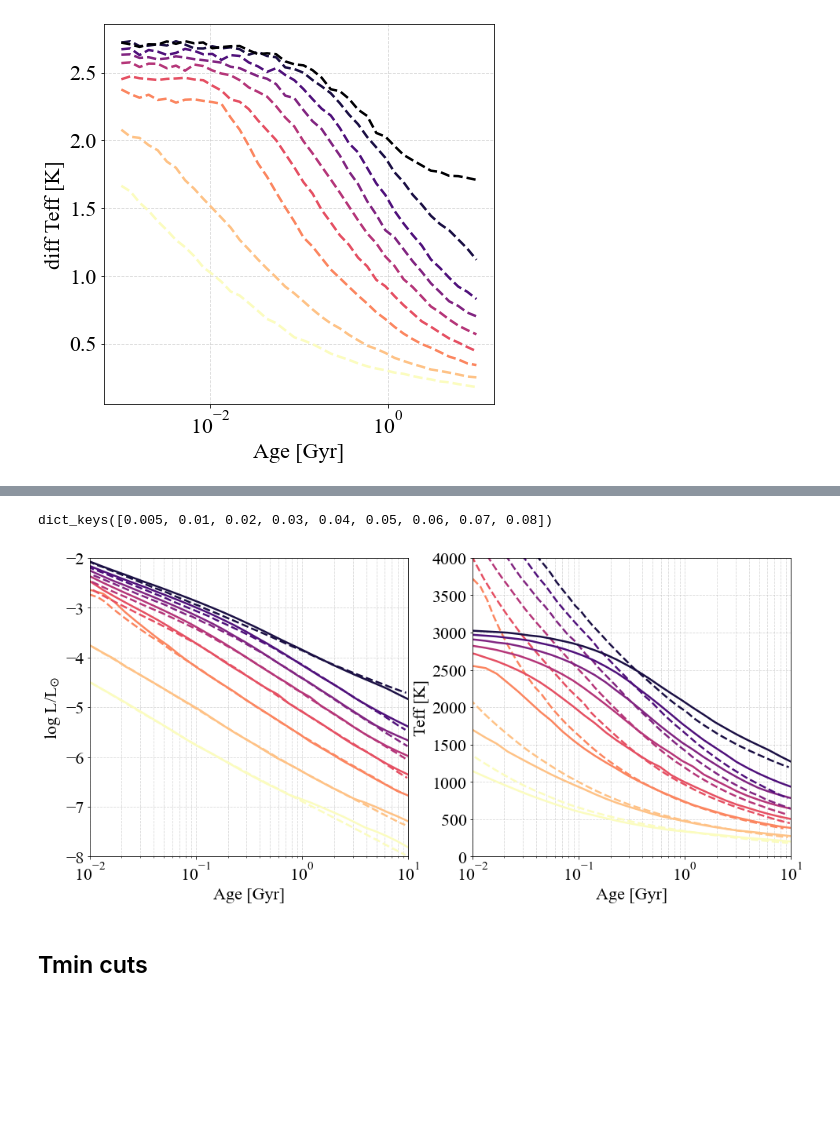
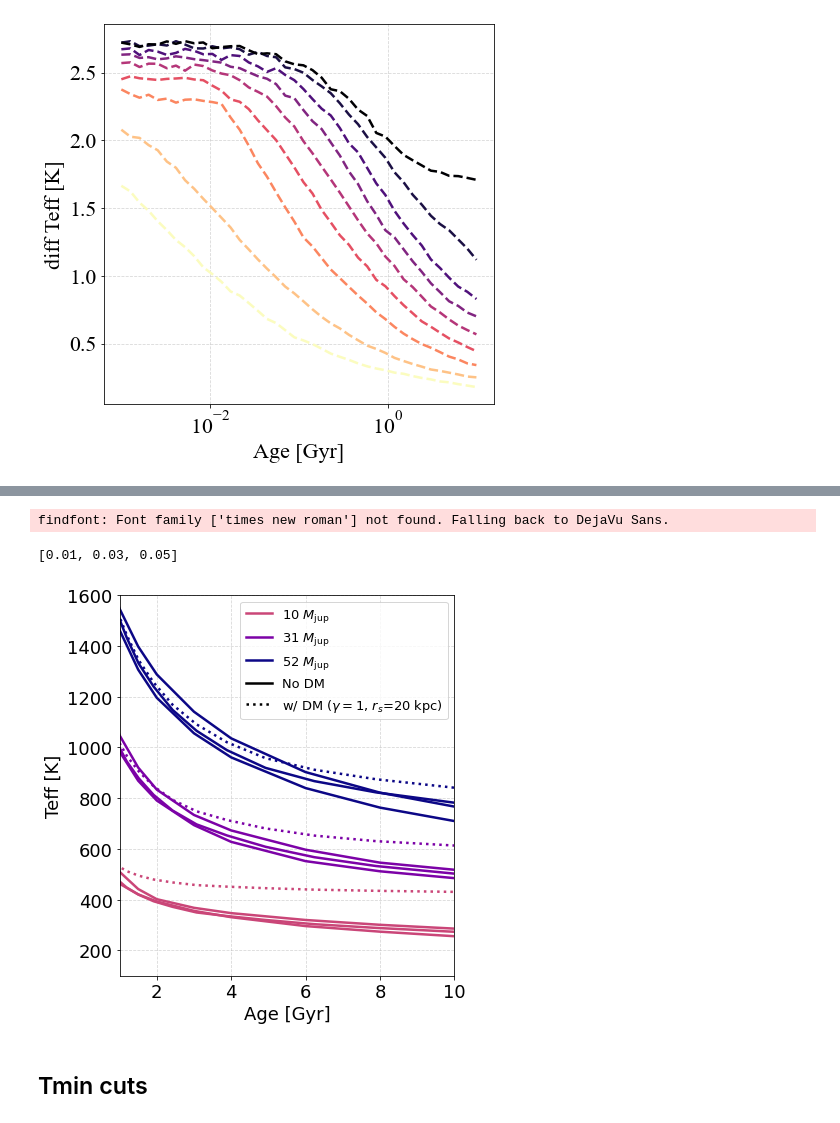
Before and after one commit to SvPoder/exoplanets, a Jupyter notebook: jupyter-notebook/cooling_models.ipynb, the cells around one changed output, grey strips where cells are left out. Cells and saved outputs as stored; diff of their text form; code cells hidden in the pictures; blank space fills up the shorter version.

```diff
--- a/jupyter-notebook/cooling_models.ipynb
+++ b/jupyter-notebook/cooling_models.ipynb
@@ -43,9 +44,10 @@ M    = [0.005, 0.01, 0.02, 0.03, 0.04, 0.05, 0.06, 0.07, 0.08]
 Teff = {}
 
 evolution_SM08 = {}
+path = "/home/mariacst/exoplanets/exoplanets/data/evolution_models/"
 
 for mass in M:
-    data = np.genfromtxt("/Users/mariabenito/Dropbox/exoplanets/DM/python/cluster/data/saumon_marley_fig2_" + str(mass) + ".dat", unpack=True)
+    data = np.genfromtxt(path + "SM08/saumon_marley_fig2_" + str(mass) + ".dat", unpack=True)
     age[mass]  = data[0]
     logL[mass] = data[1]
     L[mass]    = np.power(10, data[1])*L_sun
@@ -745,43 +908,55 @@ dict_keys([0.005, 0.01, 0.02, 0.03, 0.04, 0.05, 0.06, 0.07, 0.08])
 # %%
-fig, ax = plt.subplots(1, 2, figsize=(16, 7))
+fig, ax = plt.subplots(1, 1, figsize=(6, 7))
 
 
-M = evolution_SM08.keys()
+
+from utils import temperature_withDM
+
+
+M = [0.01, 0.03, 0.05]
 print(M)
 
-colors = bokeh.palettes.magma(len(M))
+colors = bokeh.palettes.plasma(len(M)+2)
 colors = colors[::-1] # reverse tuple
 model  = "ATMO_CEQ/"
 
-i = 0
+i = 2
 for mass in M:
-    if np.abs(mass-0.08) < 0.001:
-        continue
-    ax[0].plot(evolution_SM08[mass][0]/1e9, evolution_SM08[mass][2], color=colors[i], lw=2.5, ls="--")
-    ax[1].plot(evolution_SM08[mass][0]/1e9, evolution_SM08[mass][1], color=colors[i], lw=2.5, ls="--")
-    try:
-        ax[1].plot(evolution_ATMO20[model][mass][0], evolution_ATMO20[model][mass][1], color=colors[i], lw=2.5, ls="-")
-        ax[0].plot(evolution_ATMO20[model][mass][0], evolution_ATMO20[model][mass][2], color=colors[i], lw=2.5, ls="-")
-    except:
-        print(mass)
+
+    ax.plot(df[np.abs(df["mass"]-mass)<1e-4].age, df[np.abs(df["mass"]-mass)<1e-4].Teff, color=colors[i], lw=2.5, ls="-")
+    ax.plot(evolution_ATMO20[model][mass][0], evolution_ATMO20[model][mass][1], color=colors[i], lw=2.5, ls="-")
+
+    mass_in_kg = mass*M_sun.value
+    ax.plot(evolution_ATMO20[model][mass][0], temperature_withDM(0.1, evolution_ATMO20[model][mass][1],
+                                                                 M=mass_in_kg, v=100.),
+           color=colors[i], lw=2.5, ls=":")
+
+    ax.plot(df1[np.abs(df1["mass"]-mass)<1e-4].age, df1[np.abs(df1["mass"]-mass)<1e-4].Teff, color=colors[i], lw=2.5, ls="-")
+
+
     i = i+1
 
-ax[0].set_ylabel("log L/L$_{\odot}$")
-ax[0].set_xlabel("Age [Gyr]")
-ax[0].grid(which="both", ls="--", alpha=0.5)
-ax[0].set_xscale("log")
-ax[0].set_ylim([-8, -2.])
-ax[0].set_xlim([0.01, 10])
 
-ax[1].set_ylabel("Teff [K]")
-ax[1].set_xlabel("Age [Gyr]")
-ax[1].grid(which="both", ls="--", alpha=0.5)
-ax[1].set_xlim([0.01, 10])
-ax[1].set_ylim([0, 4000])
-ax[1].set_xscale("log")
+ax.set_ylabel("Teff [K]")
+ax.set_xlabel("Age [Gyr]")
+ax.grid(which="both", ls="--", alpha=0.5)
+ax.set_xlim([1, 10])
+ax.set_ylim([100, 1600])
+
+from matplotlib.lines import Line2D
+custom_lines = [Line2D([0], [0], color=colors[2], ls= "-", lw=2.5),
+                Line2D([0], [0], color=colors[3], ls= "-", lw=2.5),
+                Line2D([0], [0], color=colors[4], ls= "-", lw=2.5),
+                Line2D([0], [0], color="k", ls= "-", lw=2.5),
+                Line2D([0], [0], color="k", ls= ":", lw=2.5)]
+ax.legend(custom_lines,
+          [r'10 $M_{\rm jup}$', r'31 $M_{\rm jup}$', r'52 $M_{\rm jup}$', 'No DM', r'w/ DM ($\gamma=1$, $r_s$=20 kpc)'],
+          fontsize=13)
+fig.savefig("Teff_evolution.pdf", bbox_inches="tight")
 # %% [output]
-dict_keys([0.005, 0.01, 0.02, 0.03, 0.04, 0.05, 0.06, 0.07, 0.08])
+findfont: Font family ['times new roman'] not found. Falling back to DejaVu Sans.
+[0.01, 0.03, 0.05]
-[figure, old version]
+[figure, new version]
 # %% [markdown]
 ## Tmin cuts
 # %%
```
Also changed, not shown: parts of 14 cells of this notebook.
